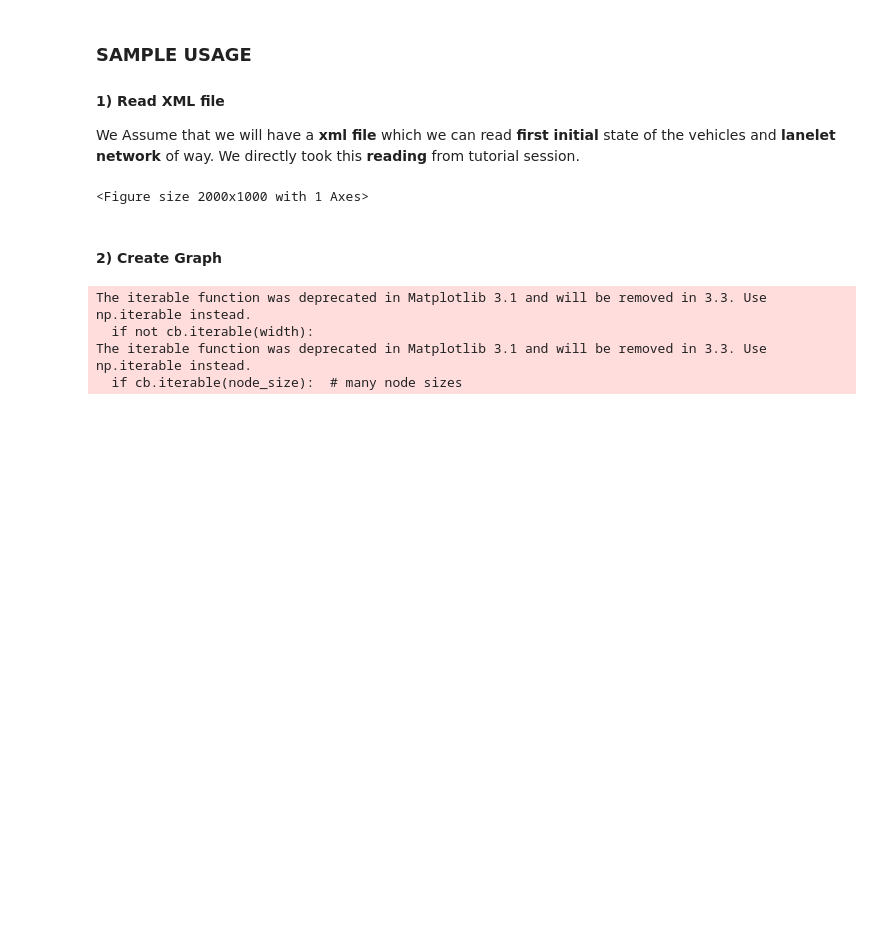
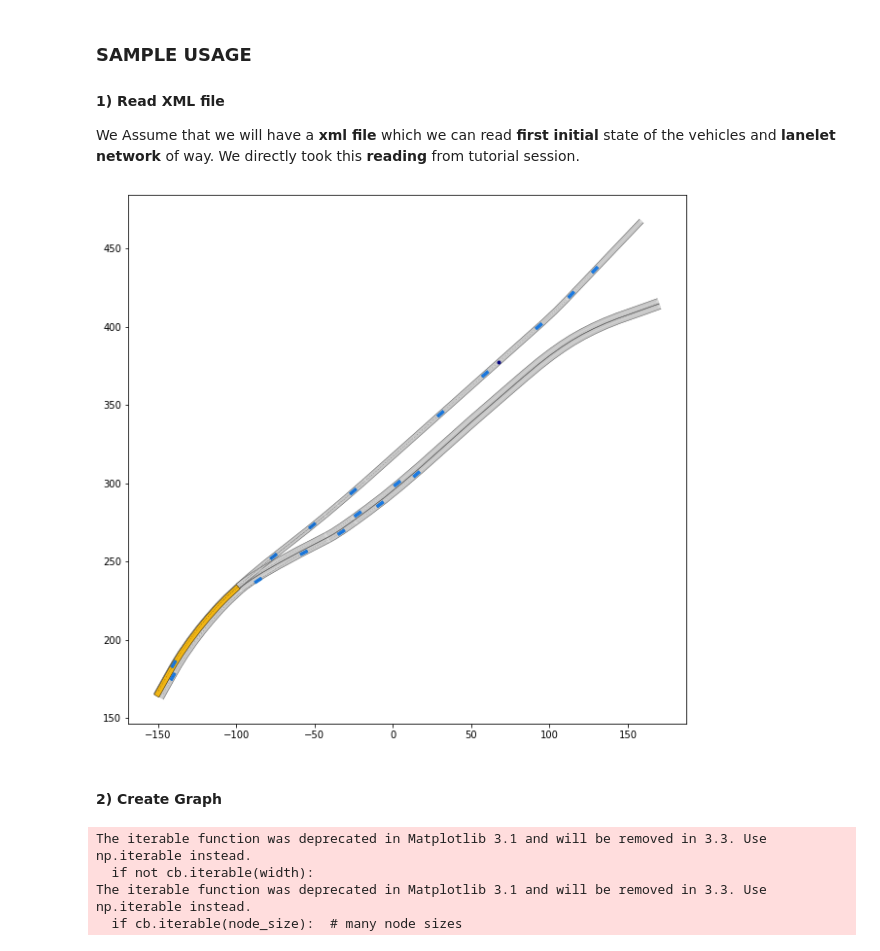
Before and after one commit to MelikeSila/group-formation-for-autonomous-vehicles, a Jupyter notebook: graph_based_distance_measure.ipynb, the cells around one changed output. Drawn from its saved outputs; the diff is of its cells as text; code cells hidden in the pictures; blank space fills up the shorter version.

```diff
--- a/graph_based_distance_measure.ipynb
+++ b/graph_based_distance_measure.ipynb
@@ -9,35 +9,34 @@ import os
 import matplotlib.pyplot as plt
 from IPython import display
 
 # import functions to read xml file and visualize commonroad objects
 from commonroad.common.file_reader import CommonRoadFileReader
 from commonroad.visualization.draw_dispatch_cr import draw_object
 
 # generate path of the file to be opened
 #file_path = "data_files/ZAM_Tutorial-1_1_T-1.xml"
 #file_path = "data_files/ZAM_Tjunction-1_66_T-1.xml"
 file_path = "data_files/CHN_Cho-2_1_T-1.xml"
 #file_path = "data_files/DEU_A9-1_1_T-1.xml"
 
 # read in the scenario and planning problem set
 crf = CommonRoadFileReader(file_path)
 scenario, planning_problem_set = crf.open()
 
 # plot the scenario for 40 time step, here each time step corresponds to 0.1 second
 for i in range(0, 40):
     # uncomment to clear previous graph
     display.clear_output(wait=True)
 
     plt.figure(figsize=(20, 10))
     # plot the scenario at different time step
     draw_object(scenario, draw_params={'time_begin': i})
     # plot the planning problem set
     draw_object(planning_problem_set)
     plt.gca().set_aspect('equal')
     plt.show()
-    break
 # %% [output]
-<Figure size 2000x1000 with 1 Axes>
+[figure, added]
 # %% [markdown]
 #### 2) Create Graph
 # %%
```
Also changed, not shown: 1 other file.
